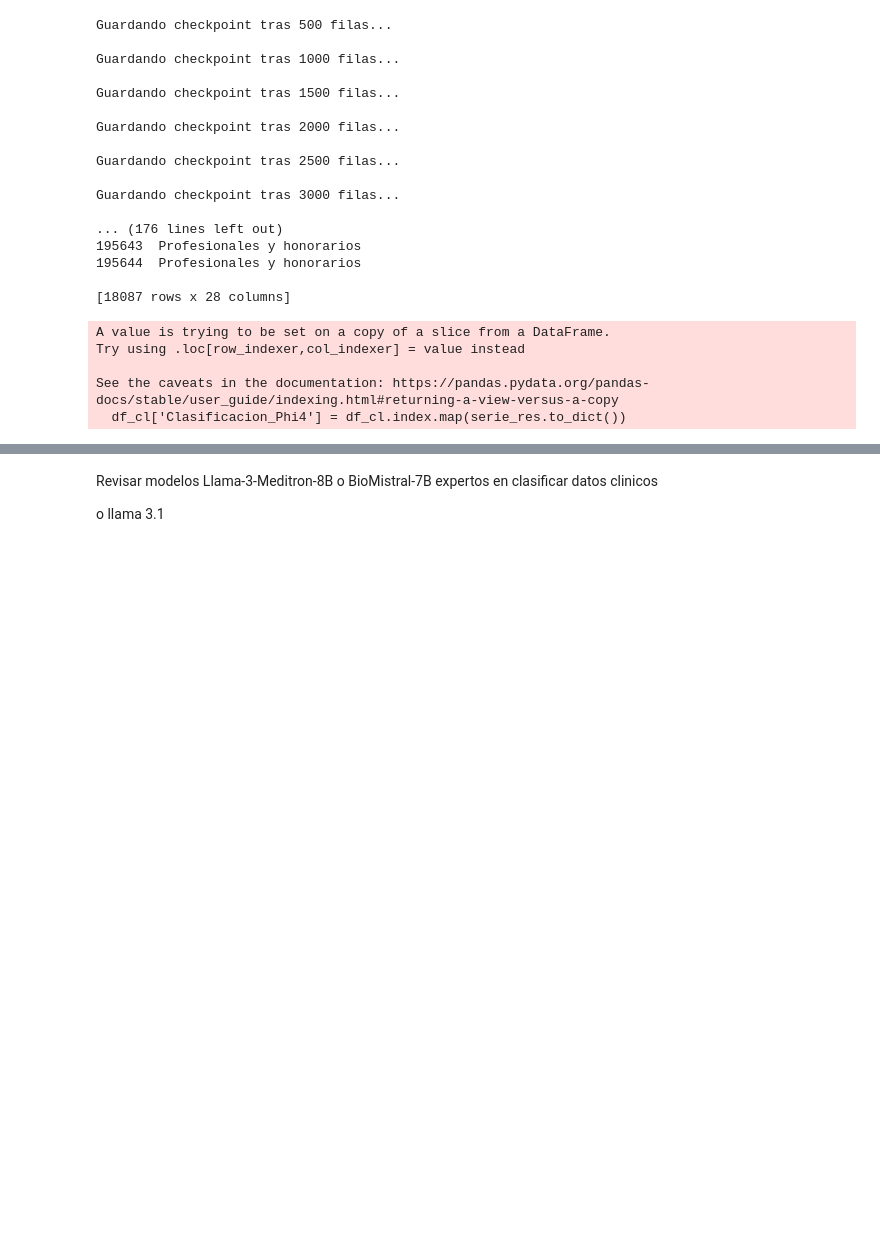
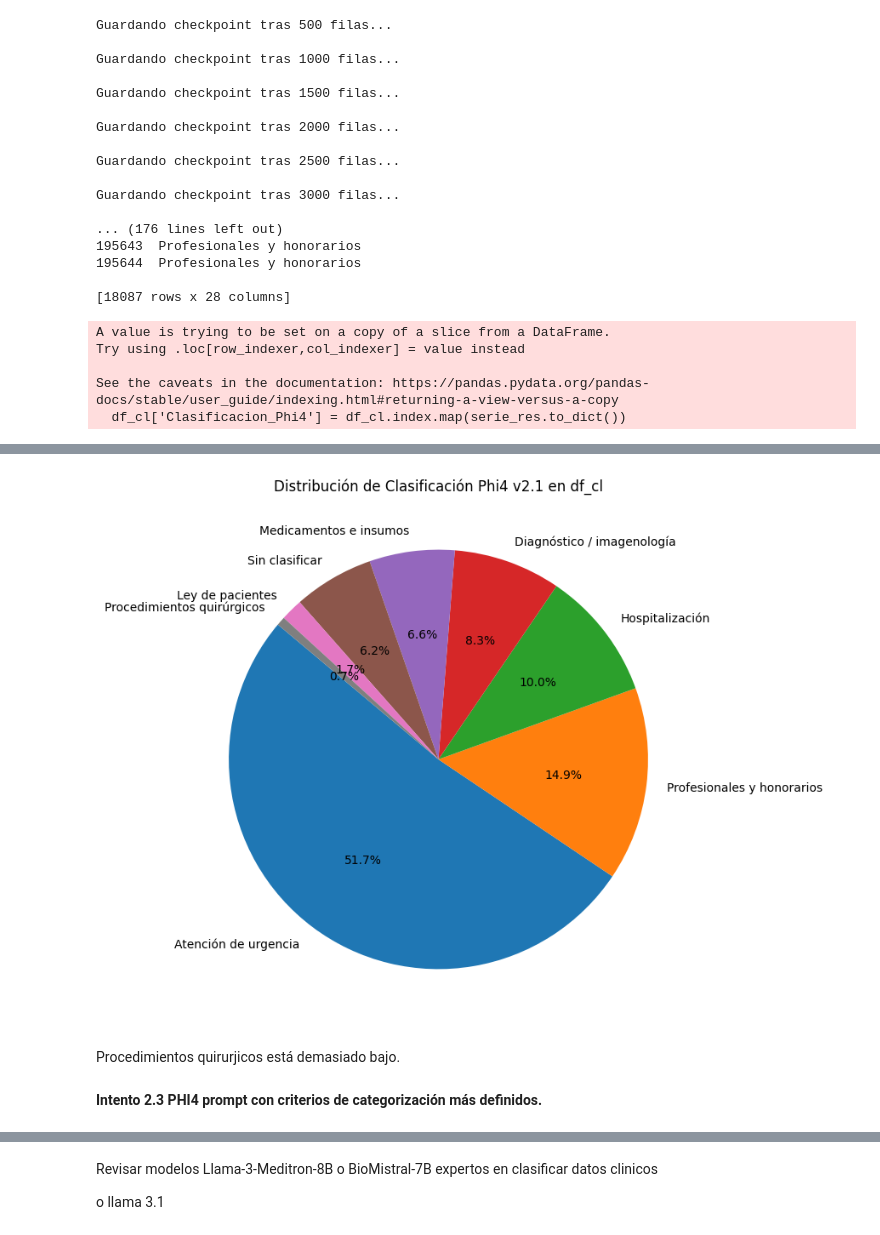
Before and after one commit to SGControlGest/Analytics, a Jupyter notebook: PYTHON/Glosas -Text mining/clasificacion_llm_cuenta_clinicas_y_hospitales.ipynb, the cells around one changed output, grey strips where cells are left out. Drawn from its saved outputs; the diff is of its cells as text; code cells hidden in the pictures; blank space fills up the shorter version.

```diff
--- a/PYTHON/Glosas -Text mining/clasificacion_llm_cuenta_clinicas_y_hospitales.ipynb
+++ b/PYTHON/Glosas -Text mining/clasificacion_llm_cuenta_clinicas_y_hospitales.ipynb
@@ -1258 +1532,22 @@ df_cl.to_excel(r"C:\Users\sgcontrolgest\Desktop\Repositorio SGCG\BBDD\Clasificad
+# %%
+import matplotlib.pyplot as plt
+
+# Contar la distribución de la columna 'Clasificacion_Phi4'
+distribucion = df_cl['Clasificacion_Phi4'].value_counts()
+
+# Verificar si hay datos
+if distribucion.empty:
+    print("No hay datos en la columna 'Clasificacion_Phi4'.")
+else:
+    # Crear gráfico de torta
+    plt.figure(figsize=(8, 8))
+    plt.pie(distribucion, labels=distribucion.index, autopct='%1.1f%%', startangle=140)
+    plt.title("Distribución de Clasificación Phi4 v2.1 en df_cl")
+    plt.show()
+# %% [output]
+[figure, added]
+# %% [markdown]
+Procedimientos quirurjicos está demasiado bajo.
+# %% [markdown]
+**Intento 2.3 PHI4 prompt con criterios de categorización más definidos.**
 # %%
```
Also changed, not shown: parts of 15 cells of this notebook, 1 other file.
